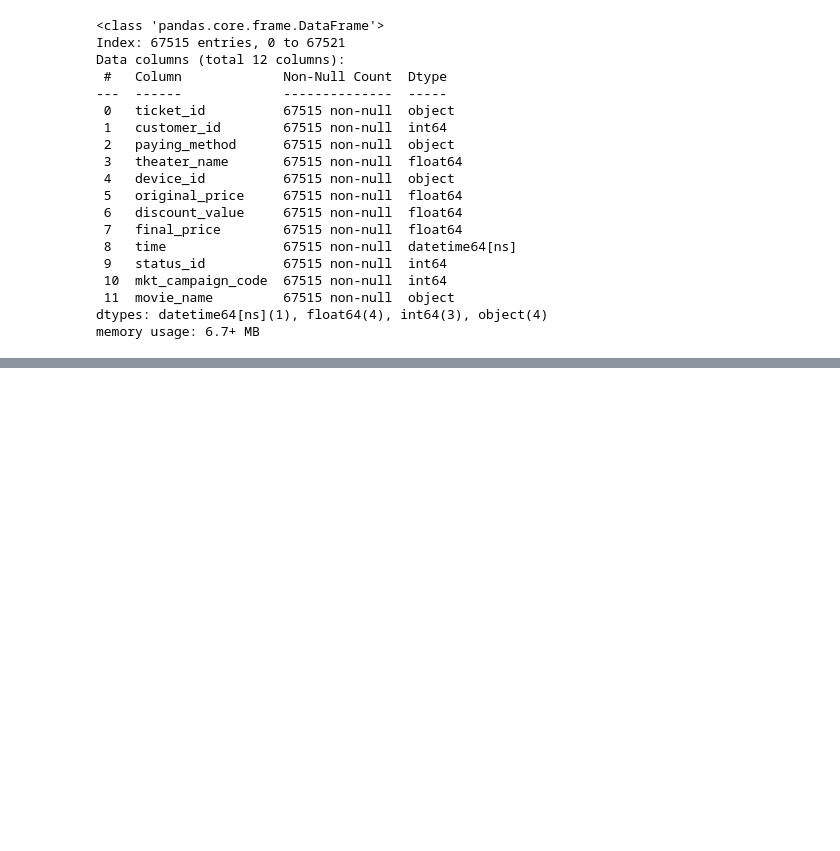
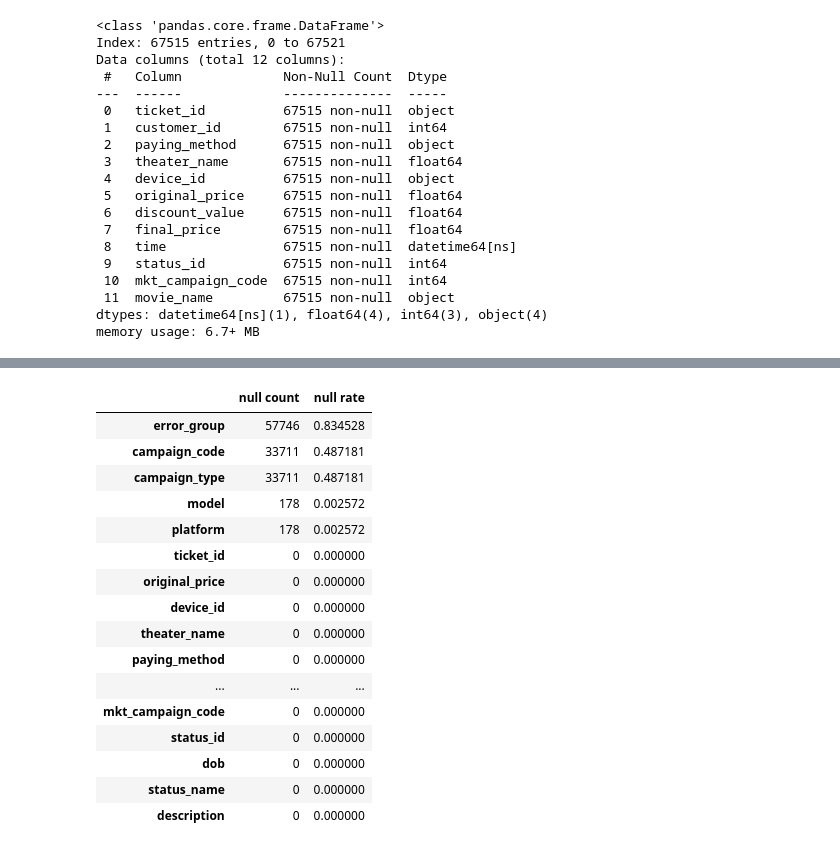
Before and after one commit to DucD0610/HOYTS-Cinema-Ticket-Sales-Analysis, a Jupyter notebook: Capstone project/captone project.ipynb, the cells around one changed output, grey strips where cells are left out. Saved outputs shown, nothing was run; the diff lists cells and outputs as text; code cells hidden in the pictures; blank space fills up the shorter version.

```diff
--- a/Capstone project/captone project.ipynb
+++ b/Capstone project/captone project.ipynb
@@ -306,15 +305,14 @@ dtypes: datetime64[ns](1), float64(4), int64(3), object(4)
 memory usage: 6.7+ MB
 # %%
 #[Duc]join all table to give us a systematic view of all our data instead of silo tables
-#Check columns
-print(df_ticket.columns)
-print(df_campaign.columns)
+print(df_join_campaign.columns)
+print(df_device.columns)
 
 #from tickets we join with the other tables
 df_join_customer = pd.merge(df_ticket, df_customer, how = 'left',  left_on='customer_id', right_on='user_id')
 df_join_campaign = pd.merge(df_join_customer, df_campaign, how = 'left', left_on='mkt_campaign_code', right_on='campaign_code')
-df_join_status = pd.merge(df_join_campaign, df_status, how = 'left', left_on='', right_on='')
-df_join_all = pd.merge(df_join_status, df_device, how = 'left', left_on='', right_on='')
+df_join_status = pd.merge(df_join_campaign, df_status, how = 'left', on='status_id')
+df_join_all = pd.merge(df_join_status, df_device, how = 'left', on='device_id')
 # %% [output]
 Index(['ticket_id', 'customer_id', 'paying_method', 'theater_name',
        'device_id', 'original_price', 'discount_value', 'final_price', 'time',
@@ -362,0 +330,20 @@ dtype: int64
+# %%
+calc_null_rate(df_join_all)
+# %% [output]
+|  | null count | null rate |
+| error_group | 57746 | 0.834528 |
+| campaign_code | 33711 | 0.487181 |
+| campaign_type | 33711 | 0.487181 |
+| model | 178 | 0.002572 |
+| platform | 178 | 0.002572 |
+| ticket_id | 0 | 0.000000 |
+| original_price | 0 | 0.000000 |
+| device_id | 0 | 0.000000 |
+| theater_name | 0 | 0.000000 |
+| paying_method | 0 | 0.000000 |
+| ... | ... | ... |
+| mkt_campaign_code | 0 | 0.000000 |
+| status_id | 0 | 0.000000 |
+| dob | 0 | 0.000000 |
+| status_name | 0 | 0.000000 |
+| description | 0 | 0.000000 |
```
Also changed, not shown: parts of 8 cells of this notebook.
